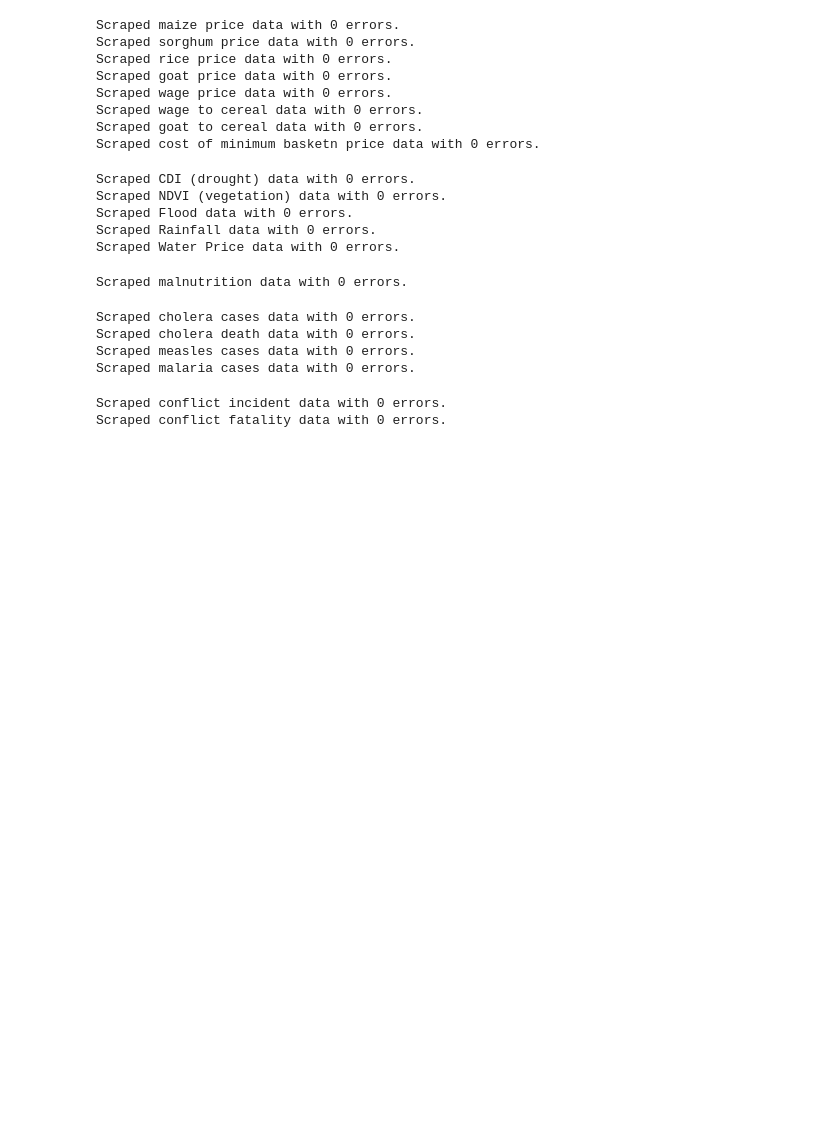
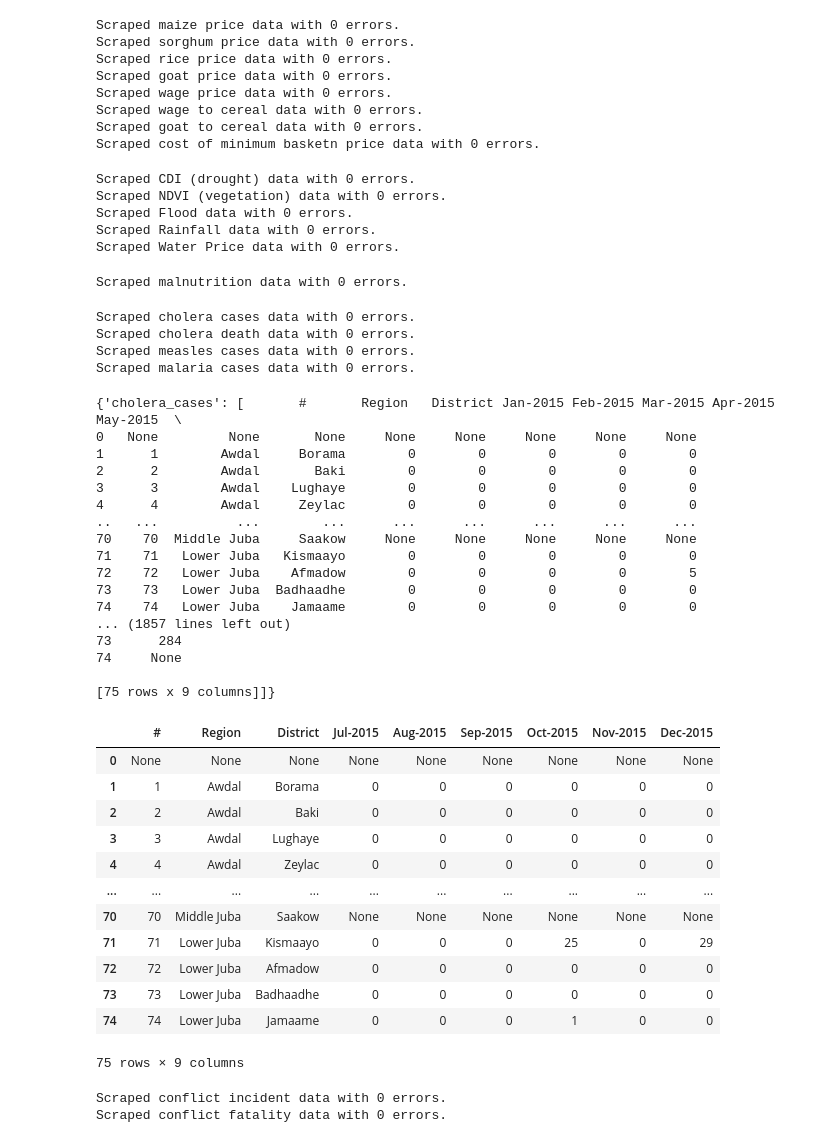
Before and after one commit to jamiehax/UNHCR-ml-challenge, a Jupyter notebook: scrape.ipynb, the cells around one changed output. Cells and saved outputs as stored; diff of their text form; code cells hidden in the pictures; blank space fills up the shorter version.

```diff
--- a/scrape.ipynb
+++ b/scrape.ipynb
@@ -37,11 +38,51 @@ nutrition_errs = sc.scrape_nutrition(to_csv=True, return_dfs=False)
 Scraped malnutrition data with 0 errors.
 # %%
 # scrape health data
-health_errs = sc.scrape_health(to_csv=True, return_dfs=False)
+health_errs = sc.scrape_health(to_csv=True, return_dfs=True)
 # %% [output]
 Scraped cholera cases data with 0 errors.
 Scraped cholera death data with 0 errors.
 Scraped measles cases data with 0 errors.
 Scraped malaria cases data with 0 errors.
+# %%
+health_errs[0].keys()
+print(health_errs[0])
+df = health_errs[0]
+#pd.DataFrame.from_dict(health_errs)
+
+fatalities = df["cholera_cases"]
+
+fatalities[1]
+# %% [output]
+{'cholera_cases': [       #       Region   District Jan-2015 Feb-2015 Mar-2015 Apr-2015 May-2015  \
+0   None         None       None     None     None     None     None     None
+1      1        Awdal     Borama        0        0        0        0        0
+2      2        Awdal       Baki        0        0        0        0        0
+3      3        Awdal    Lughaye        0        0        0        0        0
+4      4        Awdal     Zeylac        0        0        0        0        0
+..   ...          ...        ...      ...      ...      ...      ...      ...
+70    70  Middle Juba     Saakow     None     None     None     None     None
+71    71   Lower Juba   Kismaayo        0        0        0        0        0
+72    72   Lower Juba    Afmadow        0        0        0        0        5
+73    73   Lower Juba  Badhaadhe        0        0        0        0        0
+74    74   Lower Juba    Jamaame        0        0        0        0        0
+... (1857 lines left out)
+73      284
+74     None
+
+[75 rows x 9 columns]]}
+|  | # | Region | District | Jul-2015 | Aug-2015 | Sep-2015 | Oct-2015 | Nov-2015 | Dec-2015 |
+| 0 | None | None | None | None | None | None | None | None | None |
+| 1 | 1 | Awdal | Borama | 0 | 0 | 0 | 0 | 0 | 0 |
+| 2 | 2 | Awdal | Baki | 0 | 0 | 0 | 0 | 0 | 0 |
+| 3 | 3 | Awdal | Lughaye | 0 | 0 | 0 | 0 | 0 | 0 |
+| 4 | 4 | Awdal | Zeylac | 0 | 0 | 0 | 0 | 0 | 0 |
+| ... | ... | ... | ... | ... | ... | ... | ... | ... | ... |
+| 70 | 70 | Middle Juba | Saakow | None | None | None | None | None | None |
+| 71 | 71 | Lower Juba | Kismaayo | 0 | 0 | 0 | 25 | 0 | 29 |
+| 72 | 72 | Lower Juba | Afmadow | 0 | 0 | 0 | 0 | 0 | 0 |
+| 73 | 73 | Lower Juba | Badhaadhe | 0 | 0 | 0 | 0 | 0 | 0 |
+| 74 | 74 | Lower Juba | Jamaame | 0 | 0 | 0 | 1 | 0 | 0 |
+75 rows × 9 columns
 # %%
 # scrape conflict data
```
Also changed, not shown: parts of 3 cells of this notebook, 2 other files.
